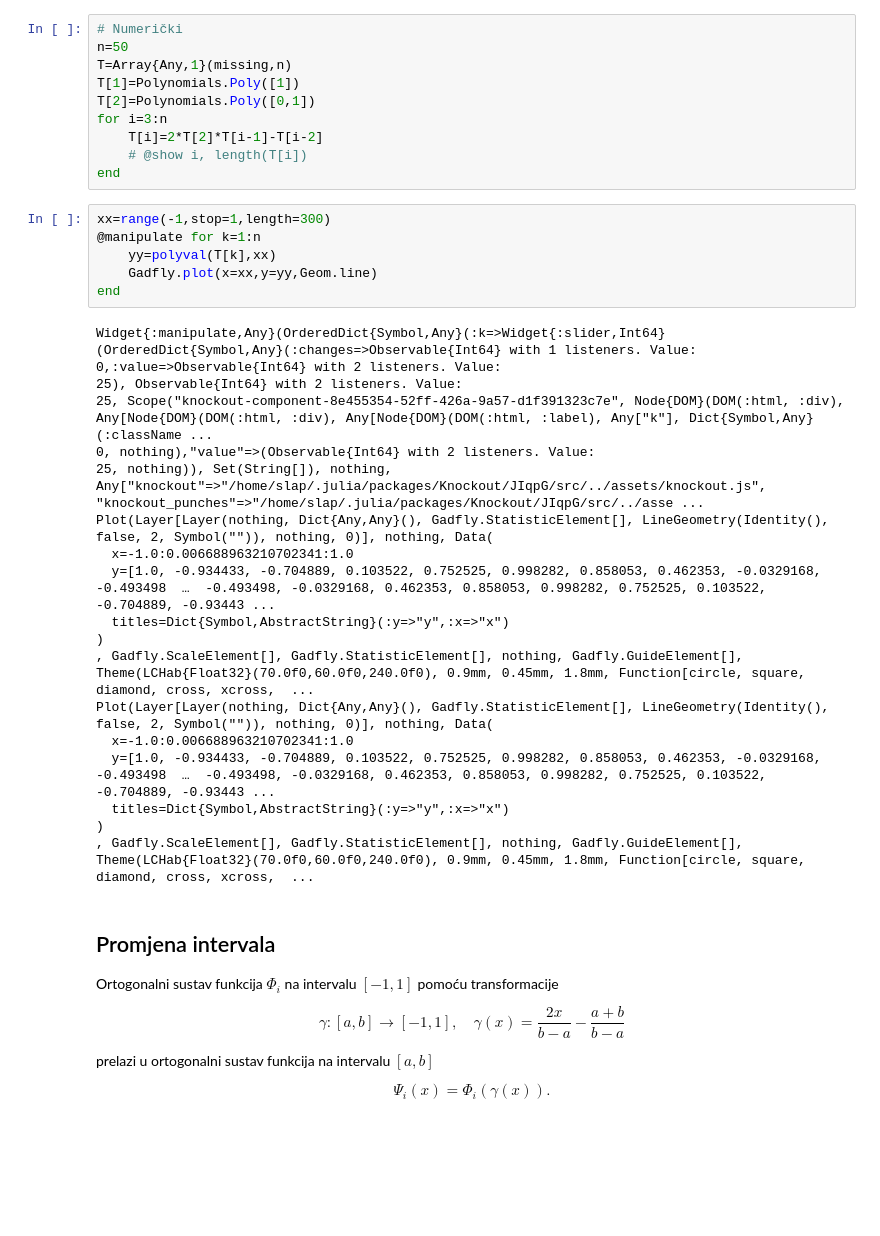
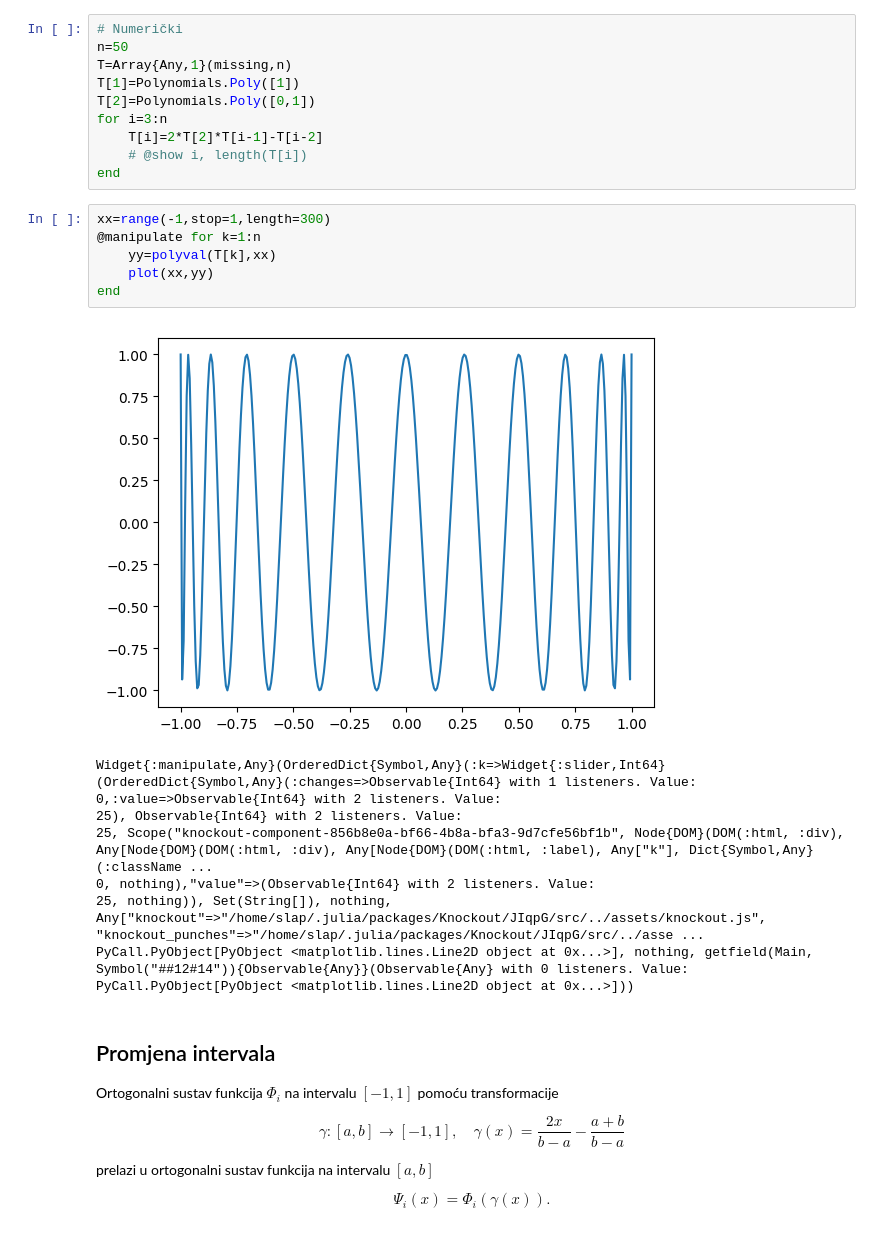
Before and after one commit to ivanslapnicar/Numericka_analiza, a Jupyter notebook: src/NA12 Ortogonalni polinomi.ipynb, the cells around one changed output. Drawn from its saved outputs; the diff is of its cells as text; blank space fills up the shorter version.

```diff
--- a/src/NA12 Ortogonalni polinomi.ipynb
+++ b/src/NA12 Ortogonalni polinomi.ipynb
@@ -283,28 +268,19 @@ end
 # %%
 xx=range(-1,stop=1,length=300)
 @manipulate for k=1:n
     yy=polyval(T[k],xx)
-    Gadfly.plot(x=xx,y=yy,Geom.line)
+    plot(xx,yy)
 end
 # %% [output]
+[figure, added]
 Widget{:manipulate,Any}(OrderedDict{Symbol,Any}(:k=>Widget{:slider,Int64}(OrderedDict{Symbol,Any}(:changes=>Observable{Int64} with 1 listeners. Value:
 0,:value=>Observable{Int64} with 2 listeners. Value:
 25), Observable{Int64} with 2 listeners. Value:
-25, Scope("knockout-component-8e455354-52ff-426a-9a57-d1f391323c7e", Node{DOM}(DOM(:html, :div), Any[Node{DOM}(DOM(:html, :div), Any[Node{DOM}(DOM(:html, :label), Any["k"], Dict{Symbol,Any}(:className ...
+25, Scope("knockout-component-856b8e0a-bf66-4b8a-bfa3-9d7cfe56bf1b", Node{DOM}(DOM(:html, :div), Any[Node{DOM}(DOM(:html, :div), Any[Node{DOM}(DOM(:html, :label), Any["k"], Dict{Symbol,Any}(:className ...
 0, nothing),"value"=>(Observable{Int64} with 2 listeners. Value:
 25, nothing)), Set(String[]), nothing, Any["knockout"=>"/home/slap/.julia/packages/Knockout/JIqpG/src/../assets/knockout.js", "knockout_punches"=>"/home/slap/.julia/packages/Knockout/JIqpG/src/../asse ...
-Plot(Layer[Layer(nothing, Dict{Any,Any}(), Gadfly.StatisticElement[], LineGeometry(Identity(), false, 2, Symbol("")), nothing, 0)], nothing, Data(
-  x=-1.0:0.006688963210702341:1.0
-  y=[1.0, -0.934433, -0.704889, 0.103522, 0.752525, 0.998282, 0.858053, 0.462353, -0.0329168, -0.493498  …  -0.493498, -0.0329168, 0.462353, 0.858053, 0.998282, 0.752525, 0.103522, -0.704889, -0.93443 ...
-  titles=Dict{Symbol,AbstractString}(:y=>"y",:x=>"x")
-)
-, Gadfly.ScaleElement[], Gadfly.StatisticElement[], nothing, Gadfly.GuideElement[], Theme(LCHab{Float32}(70.0f0,60.0f0,240.0f0), 0.9mm, 0.45mm, 1.8mm, Function[circle, square, diamond, cross, xcross,  ...
-Plot(Layer[Layer(nothing, Dict{Any,Any}(), Gadfly.StatisticElement[], LineGeometry(Identity(), false, 2, Symbol("")), nothing, 0)], nothing, Data(
-  x=-1.0:0.006688963210702341:1.0
-  y=[1.0, -0.934433, -0.704889, 0.103522, 0.752525, 0.998282, 0.858053, 0.462353, -0.0329168, -0.493498  …  -0.493498, -0.0329168, 0.462353, 0.858053, 0.998282, 0.752525, 0.103522, -0.704889, -0.93443 ...
-  titles=Dict{Symbol,AbstractString}(:y=>"y",:x=>"x")
-)
-, Gadfly.ScaleElement[], Gadfly.StatisticElement[], nothing, Gadfly.GuideElement[], Theme(LCHab{Float32}(70.0f0,60.0f0,240.0f0), 0.9mm, 0.45mm, 1.8mm, Function[circle, square, diamond, cross, xcross,  ...
+PyCall.PyObject[PyObject <matplotlib.lines.Line2D object at 0x...>], nothing, getfield(Main, Symbol("##12#14")){Observable{Any}}(Observable{Any} with 0 listeners. Value:
+PyCall.PyObject[PyObject <matplotlib.lines.Line2D object at 0x...>]))
 # %% [markdown]
 ## Promjena intervala
 
```
Also changed, not shown: parts of 9 cells of this notebook, 1 other file.
